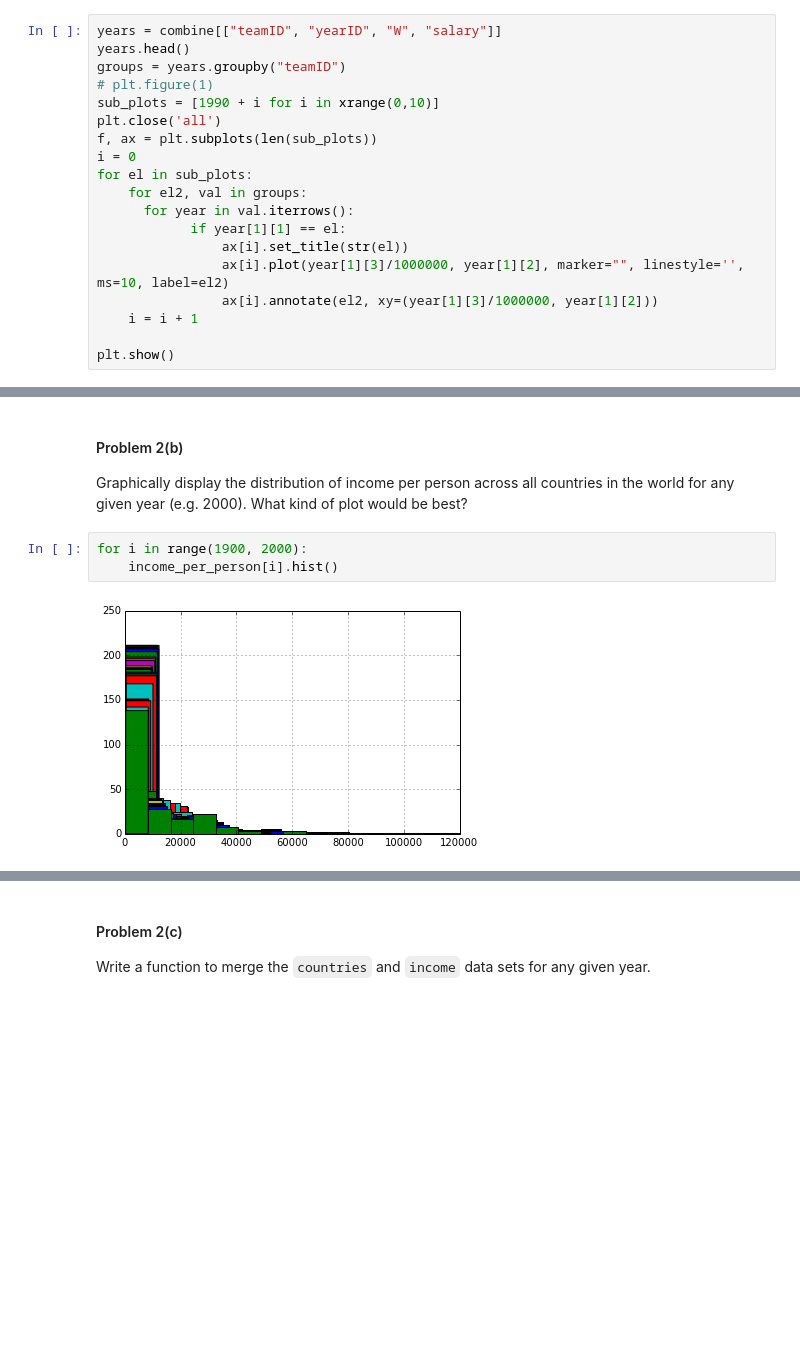
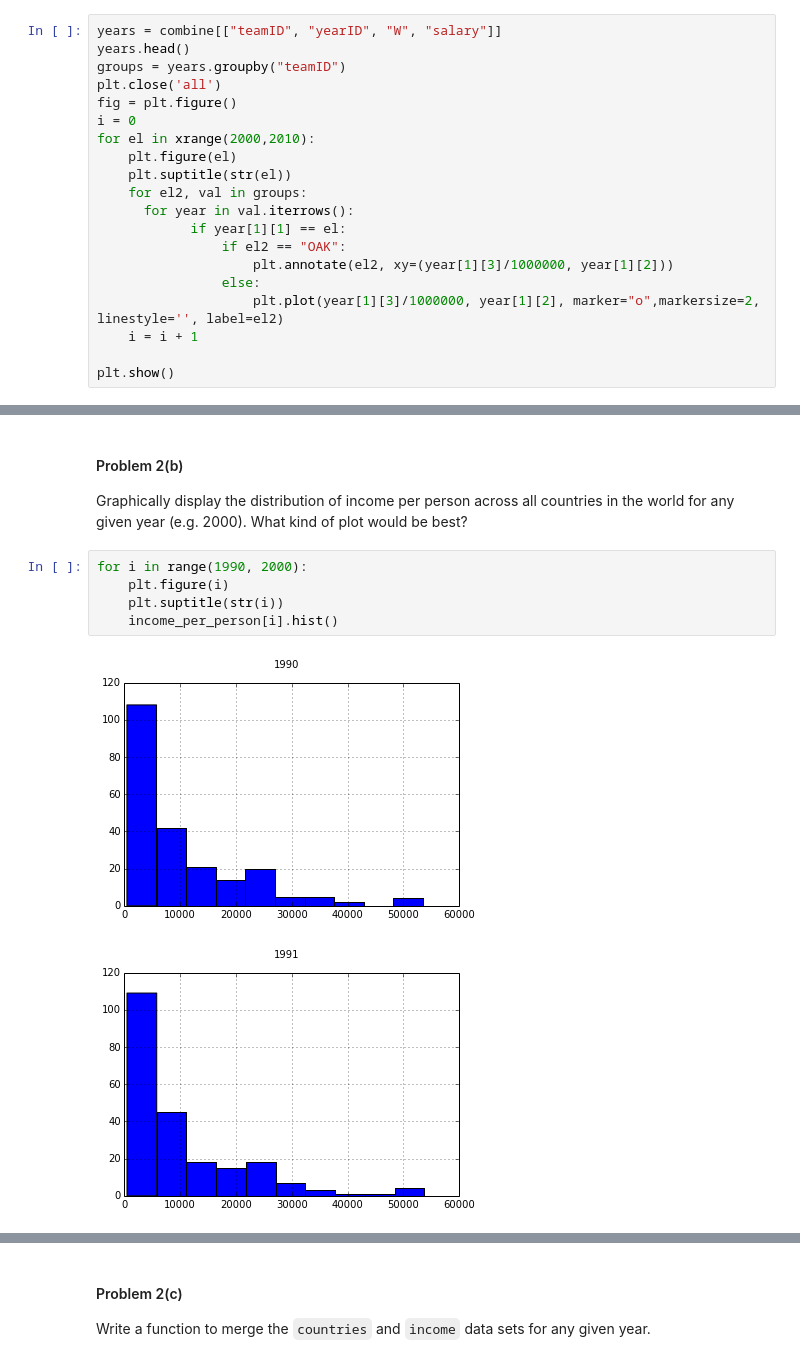
Before and after one commit to userfog/cs109, a Jupyter notebook: HW1.ipynb, the cells around one changed output, grey strips where cells are left out. Drawn from its saved outputs; the diff is of its cells as text; blank space fills up the shorter version.

```diff
--- a/HW1.ipynb
+++ b/HW1.ipynb
@@ -138,18 +115,19 @@ How would you graphically display the relationship between total wins and total
 years = combine[["teamID", "yearID", "W", "salary"]]
 years.head()
 groups = years.groupby("teamID")
-# plt.figure(1)
-sub_plots = [1990 + i for i in xrange(0,10)]
 plt.close('all')
-f, ax = plt.subplots(len(sub_plots))
+fig = plt.figure()
 i = 0
-for el in sub_plots:
+for el in xrange(2000,2010):
+    plt.figure(el)
+    plt.suptitle(str(el))
     for el2, val in groups:
       for year in val.iterrows():
             if year[1][1] == el:
-                ax[i].set_title(str(el))
-                ax[i].plot(year[1][3]/1000000, year[1][2], marker="", linestyle='', ms=10, label=el2)
-                ax[i].annotate(el2, xy=(year[1][3]/1000000, year[1][2]))
+                if el2 == "OAK":
+                    plt.annotate(el2, xy=(year[1][3]/1000000, year[1][2]))
+                else:
+                    plt.plot(year[1][3]/1000000, year[1][2], marker="o",markersize=2, linestyle='', label=el2)
     i = i + 1
 
 plt.show()
@@ -229,7 +204,10 @@ income_per_person_trans.head()
 
 Graphically display the distribution of income per person across all countries in the world for any given year (e.g. 2000).  What kind of plot would be best?
 # %%
-for i in range(1900, 2000):
+for i in range(1990, 2000):
+    plt.figure(i)
+    plt.suptitle(str(i))
     income_per_person[i].hist()
 # %% [output]
-[figure, old version]
+[figure, new version]
+[figure, added]
```
Also changed, not shown: parts of 6 cells of this notebook.
